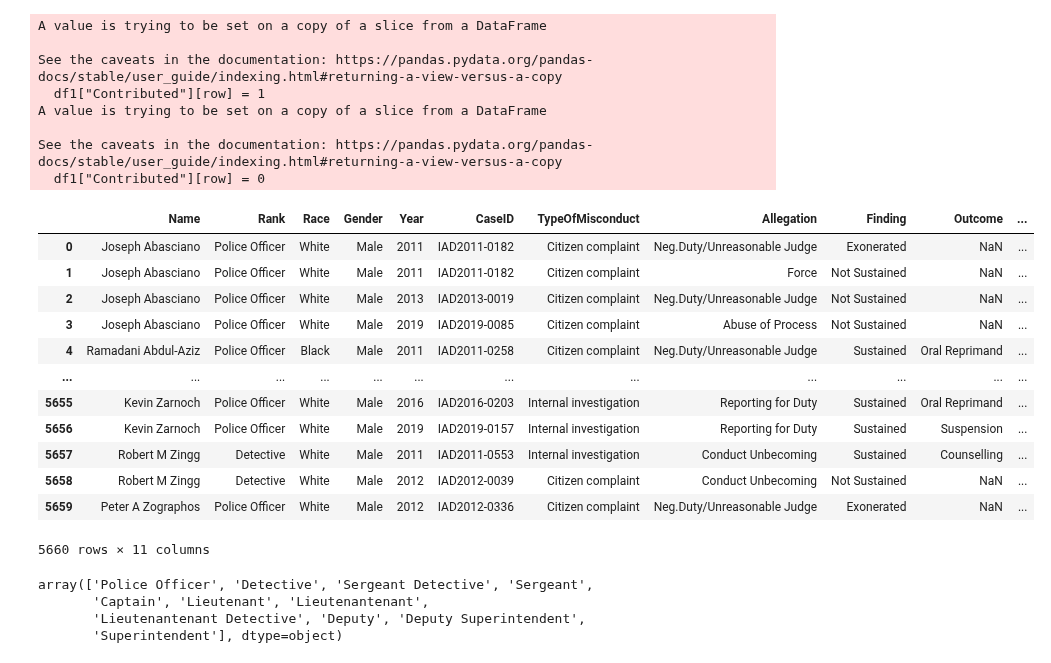
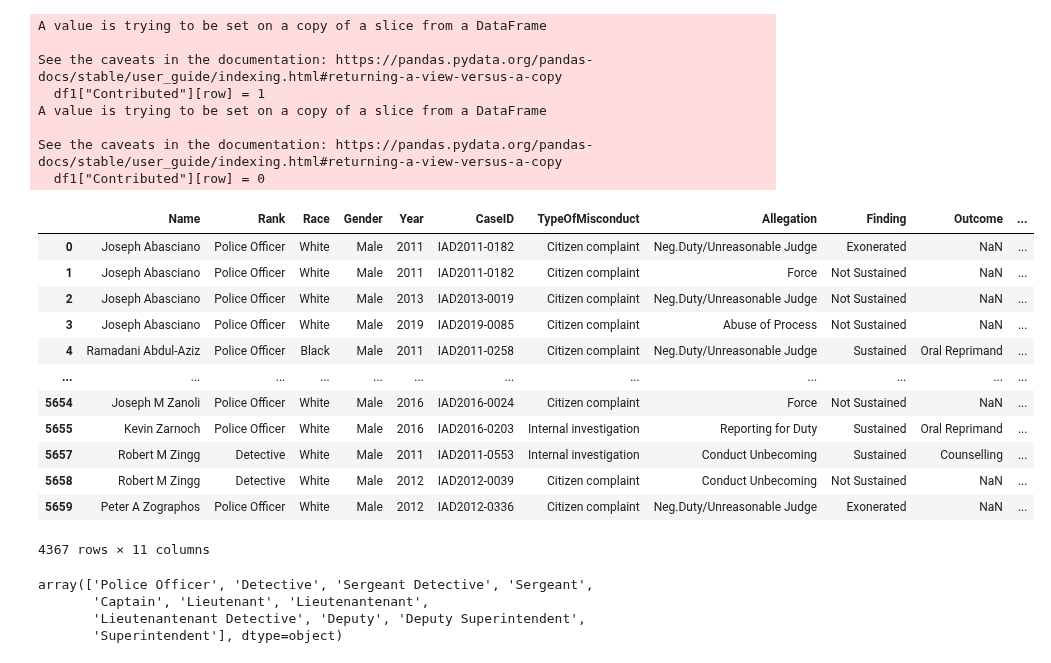
Before and after one commit to BU-Spark/CS506Spring2021Repository, a Jupyter notebook: PoliceConductProject/deliverable5/logistic.ipynb, the cells around one changed output. Cells and saved outputs as stored; diff of their text form; code cells hidden in the pictures.

```diff
--- a/PoliceConductProject/deliverable5/logistic.ipynb
+++ b/PoliceConductProject/deliverable5/logistic.ipynb
@@ -89,22 +86,25 @@ A value is trying to be set on a copy of a slice from a DataFrame
 
 See the caveats in the documentation: https://pandas.pydata.org/pandas-docs/stable/user_guide/indexing.html#returning-a-view-versus-a-copy
   df1["Contributed"][row] = 0
-# %%
-df1
-# %% [output]
-|  | Name | Rank | Race | Gender | Year | CaseID | TypeOfMisconduct | Allegation | Finding | Outcome | ... |
-| 0 | Joseph Abasciano | Police Officer | White | Male | 2011 | IAD2011-0182 | Citizen complaint | Neg.Duty/Unreasonable Judge | Exonerated | NaN | ... |
-| 1 | Joseph Abasciano | Police Officer | White | Male | 2011 | IAD2011-0182 | Citizen complaint | Force | Not Sustained | NaN | ... |
-| 2 | Joseph Abasciano | Police Officer | White | Male | 2013 | IAD2013-0019 | Citizen complaint | Neg.Duty/Unreasonable Judge | Not Sustained | NaN | ... |
-| 3 | Joseph Abasciano | Police Officer | White | Male | 2019 | IAD2019-0085 | Citizen complaint | Abuse of Process | Not Sustained | NaN | ... |
-| 4 | Ramadani Abdul-Aziz | Police Officer | Black | Male | 2011 | IAD2011-0258 | Citizen complaint | Neg.Duty/Unreasonable Judge | Sustained | Oral Reprimand | ... |
-| ... | ... | ... | ... | ... | ... | ... | ... | ... | ... | ... | ... |
-| 5655 | Kevin Zarnoch | Police Officer | White | Male | 2016 | IAD2016-0203 | Internal investigation | Reporting for Duty | Sustained | Oral Reprimand | ... |
-| 5656 | Kevin Zarnoch | Police Officer | White | Male | 2019 | IAD2019-0157 | Internal investigation | Reporting for Duty | Sustained | Suspension | ... |
-| 5657 | Robert M Zingg | Detective | White | Male | 2011 | IAD2011-0553 | Internal investigation | Conduct Unbecoming | Sustained | Counselling | ... |
-| 5658 | Robert M Zingg | Detective | White | Male | 2012 | IAD2012-0039 | Citizen complaint | Conduct Unbecoming | Not Sustained | NaN | ... |
-| 5659 | Peter A Zographos | Police Officer | White | Male | 2012 | IAD2012-0336 | Citizen complaint | Neg.Duty/Unreasonable Judge | Exonerated | NaN | ... |
-5660 rows × 11 columns
+# %%
+# drop duplicates
+
+df1.drop_duplicates(subset=['Name', 'TypeOfMisconduct', 'Race', 'Rank', 'Allegation', 'Finding'], keep='first', inplace=True)
+df1
+# %% [output]
+|  | Name | Rank | Race | Gender | Year | CaseID | TypeOfMisconduct | Allegation | Finding | Outcome | ... |
+| 0 | Joseph Abasciano | Police Officer | White | Male | 2011 | IAD2011-0182 | Citizen complaint | Neg.Duty/Unreasonable Judge | Exonerated | NaN | ... |
+| 1 | Joseph Abasciano | Police Officer | White | Male | 2011 | IAD2011-0182 | Citizen complaint | Force | Not Sustained | NaN | ... |
+| 2 | Joseph Abasciano | Police Officer | White | Male | 2013 | IAD2013-0019 | Citizen complaint | Neg.Duty/Unreasonable Judge | Not Sustained | NaN | ... |
+| 3 | Joseph Abasciano | Police Officer | White | Male | 2019 | IAD2019-0085 | Citizen complaint | Abuse of Process | Not Sustained | NaN | ... |
+| 4 | Ramadani Abdul-Aziz | Police Officer | Black | Male | 2011 | IAD2011-0258 | Citizen complaint | Neg.Duty/Unreasonable Judge | Sustained | Oral Reprimand | ... |
+| ... | ... | ... | ... | ... | ... | ... | ... | ... | ... | ... | ... |
+| 5654 | Joseph M Zanoli | Police Officer | White | Male | 2016 | IAD2016-0024 | Citizen complaint | Force | Not Sustained | NaN | ... |
+| 5655 | Kevin Zarnoch | Police Officer | White | Male | 2016 | IAD2016-0203 | Internal investigation | Reporting for Duty | Sustained | Oral Reprimand | ... |
+| 5657 | Robert M Zingg | Detective | White | Male | 2011 | IAD2011-0553 | Internal investigation | Conduct Unbecoming | Sustained | Counselling | ... |
+| 5658 | Robert M Zingg | Detective | White | Male | 2012 | IAD2012-0039 | Citizen complaint | Conduct Unbecoming | Not Sustained | NaN | ... |
+| 5659 | Peter A Zographos | Police Officer | White | Male | 2012 | IAD2012-0336 | Citizen complaint | Neg.Duty/Unreasonable Judge | Exonerated | NaN | ... |
+4367 rows × 11 columns
 # %%
 df1.Rank.unique()
 # %% [output]
```
Also changed, not shown: parts of 12 cells of this notebook.
